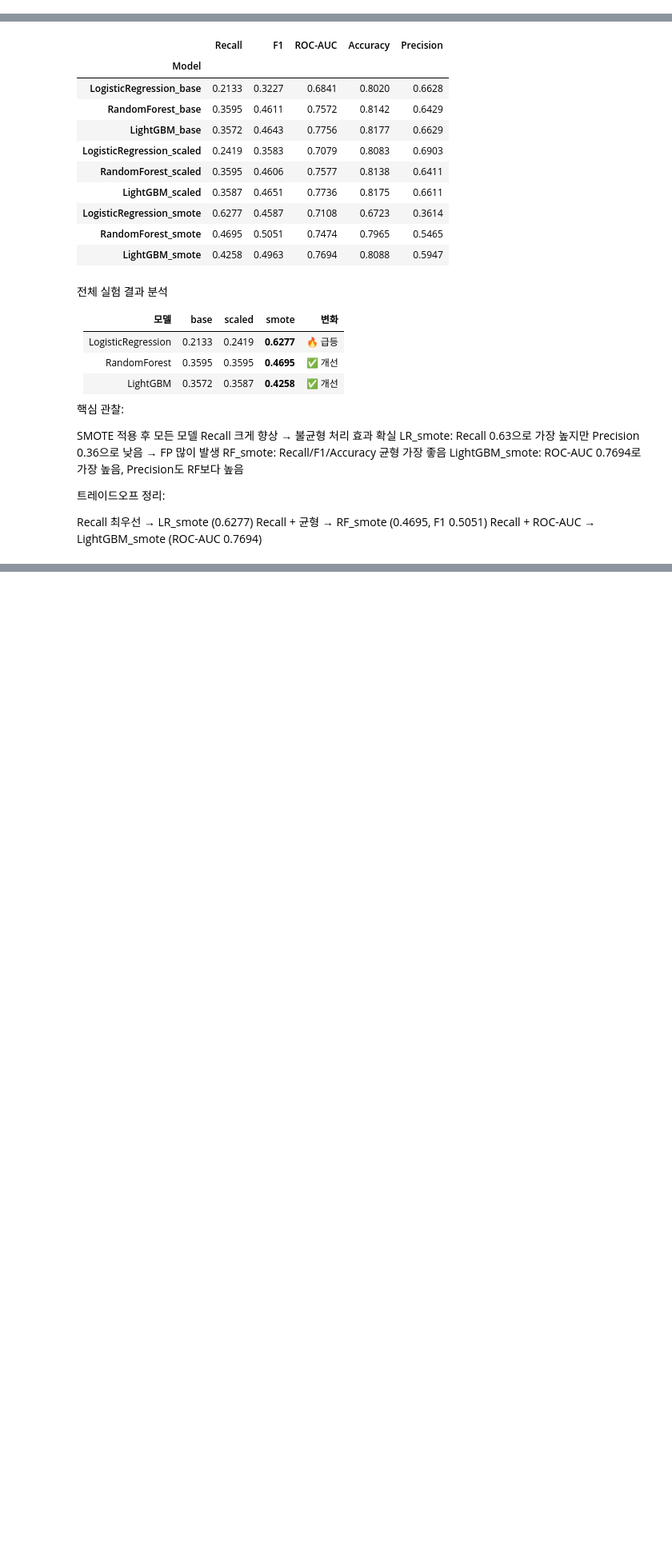
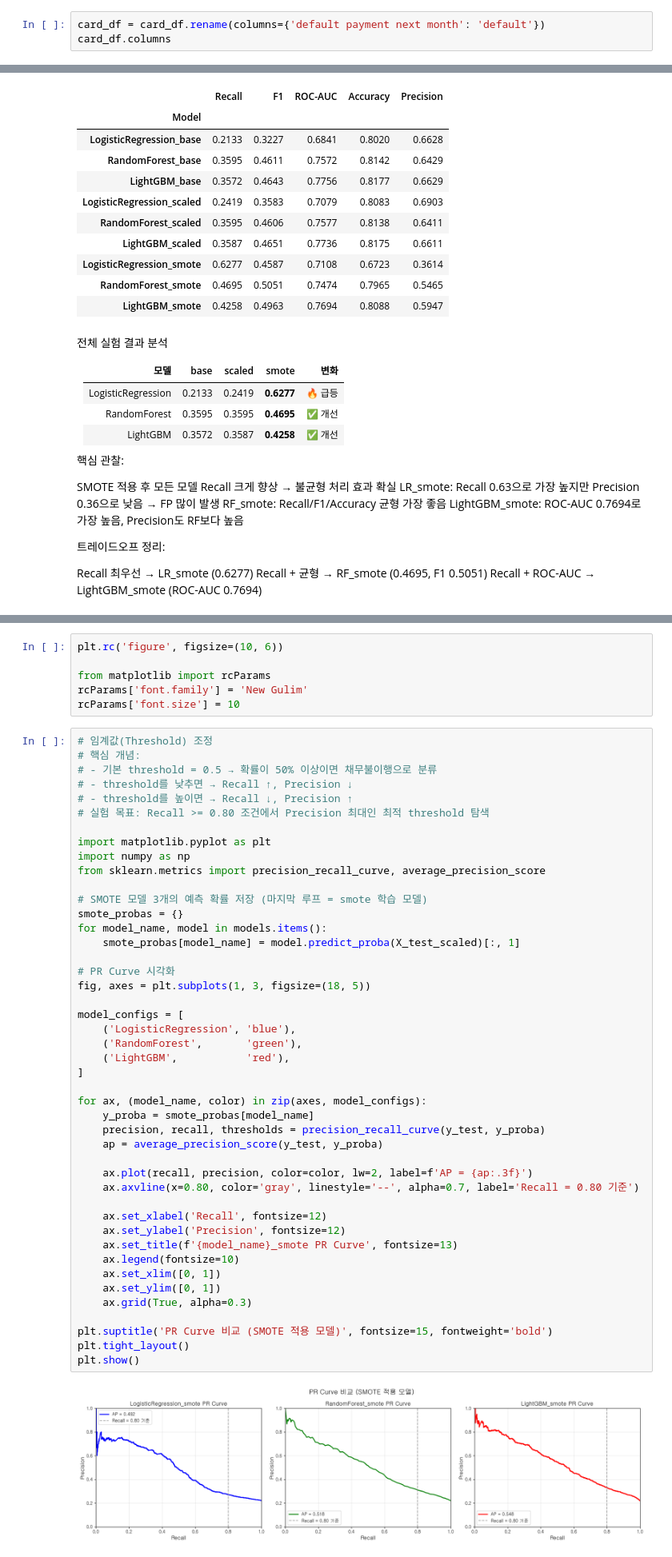
Before and after one commit to jjuuu999/hipython, a Jupyter notebook: ml/11_신용카드_채무불이행_고객예측.ipynb, the cells around one changed output, grey strips where cells are left out. Shown at 80% size. Saved outputs shown, nothing was run; the diff lists cells and outputs as text; blank space fills up the shorter version.

```diff
--- a/ml/11_신용카드_채무불이행_고객예측.ipynb
+++ b/ml/11_신용카드_채무불이행_고객예측.ipynb
@@ -114,3 +114,6 @@ EDUCATION: min=0, max=6 → 공식 코드북엔 1~4만 정의 (0, 5, 6은 이상
 MARRIAGE: min=0, max=3 → 공식 코드북엔 1~3만 정의 (0은 이상값)
 BILL_AMT 시리즈: 음수값 존재 (예: min=-170,000) → 과납/환급 케이스
 PAY_AMT 시리즈: max가 매우 큼 (1.6M) → 극단적 이상값 가능성
+# %%
+card_df = card_df.rename(columns={'default payment next month': 'default'})
+card_df.columns
@@ -726,0 +735,53 @@ Recall + ROC-AUC → LightGBM_smote (ROC-AUC 0.7694)
+# %%
+plt.rc('figure', figsize=(10, 6))
+
+from matplotlib import rcParams
+rcParams['font.family'] = 'New Gulim'
+rcParams['font.size'] = 10
+# %%
+# 임계값(Threshold) 조정
+# 핵심 개념:
+# - 기본 threshold = 0.5 → 확률이 50% 이상이면 채무불이행으로 분류
+# - threshold를 낮추면 → Recall ↑, Precision ↓
+# - threshold를 높이면 → Recall ↓, Precision ↑
+# 실험 목표: Recall >= 0.80 조건에서 Precision 최대인 최적 threshold 탐색
+
+import matplotlib.pyplot as plt
+import numpy as np
+from sklearn.metrics import precision_recall_curve, average_precision_score
+
+# SMOTE 모델 3개의 예측 확률 저장 (마지막 루프 = smote 학습 모델)
+smote_probas = {}
+for model_name, model in models.items():
+    smote_probas[model_name] = model.predict_proba(X_test_scaled)[:, 1]
+
+# PR Curve 시각화
+fig, axes = plt.subplots(1, 3, figsize=(18, 5))
+
+model_configs = [
+    ('LogisticRegression', 'blue'),
+    ('RandomForest',       'green'),
+    ('LightGBM',           'red'),
+]
+
+for ax, (model_name, color) in zip(axes, model_configs):
+    y_proba = smote_probas[model_name]
+    precision, recall, thresholds = precision_recall_curve(y_test, y_proba)
+    ap = average_precision_score(y_test, y_proba)
+
+    ax.plot(recall, precision, color=color, lw=2, label=f'AP = {ap:.3f}')
+    ax.axvline(x=0.80, color='gray', linestyle='--', alpha=0.7, label='Recall = 0.80 기준')
+
+    ax.set_xlabel('Recall', fontsize=12)
+    ax.set_ylabel('Precision', fontsize=12)
+    ax.set_title(f'{model_name}_smote PR Curve', fontsize=13)
+    ax.legend(fontsize=10)
+    ax.set_xlim([0, 1])
+    ax.set_ylim([0, 1])
+    ax.grid(True, alpha=0.3)
+
+plt.suptitle('PR Curve 비교 (SMOTE 적용 모델)', fontsize=15, fontweight='bold')
+plt.tight_layout()
+plt.show()
+# %% [output]
+[figure, added]
```
Also changed, not shown: parts of 16 cells of this notebook.
